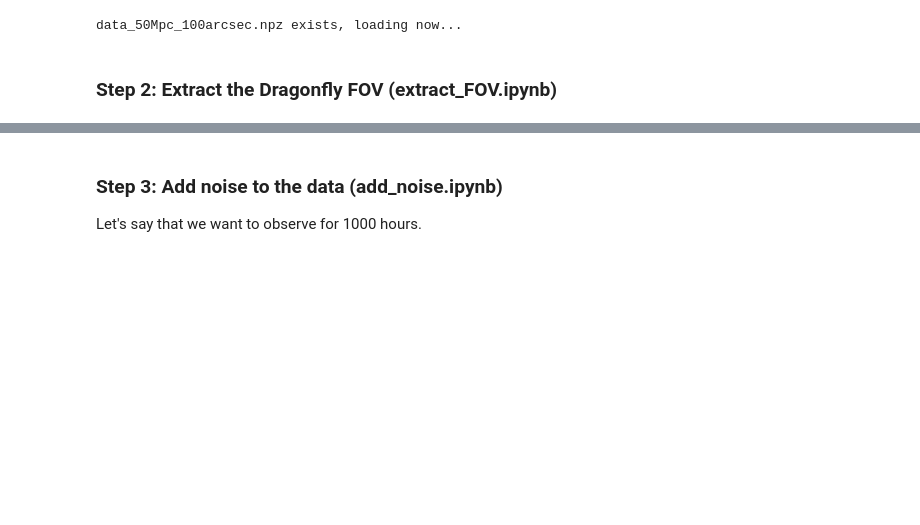
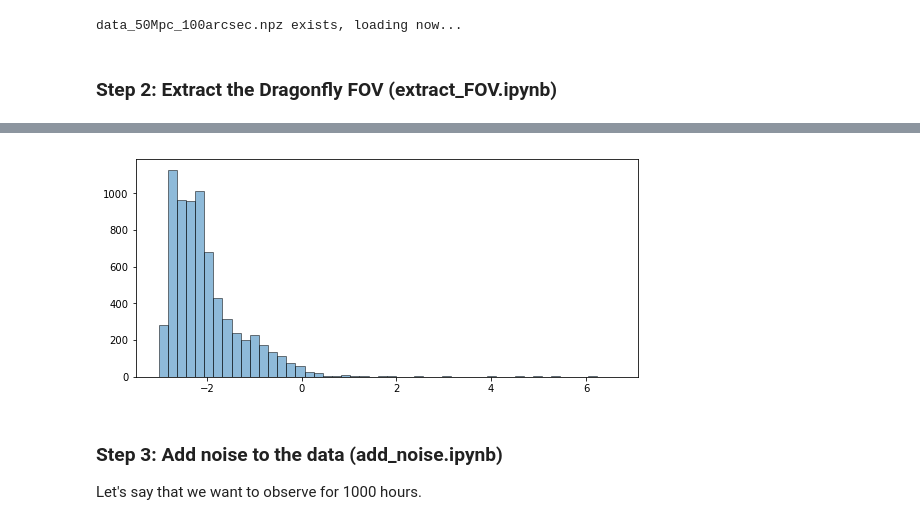
Before and after one commit to lokhorst/HalphaScripts, a Jupyter notebook: EagleSimScripts/make_mockobs_example.ipynb, the cells around one changed output, grey strips where cells are left out. Saved outputs shown, nothing was run; the diff lists cells and outputs as text; code cells hidden in the pictures; blank space fills up the shorter version.

```diff
--- a/EagleSimScripts/make_mockobs_example.ipynb
+++ b/EagleSimScripts/make_mockobs_example.ipynb
@@ -76,3 +76,9 @@ The type of size is <type 'list'>
+# %%
+fig, (ax1) = plt.subplots(1, 1, figsize=(9, 4))
+ax1.hist(np.ravel(data_FOV_50Mpc),edgecolor='black', alpha = 0.5,bins=50)
+plt.show()
+# %% [output]
+[figure, added]
 # %% [markdown]
 ### Step 3: Add noise to the data (add_noise.ipynb)
 Let's say that we want to observe for 1000 hours.
```
Also changed, not shown: parts of 5 cells of this notebook, 4 other files.
